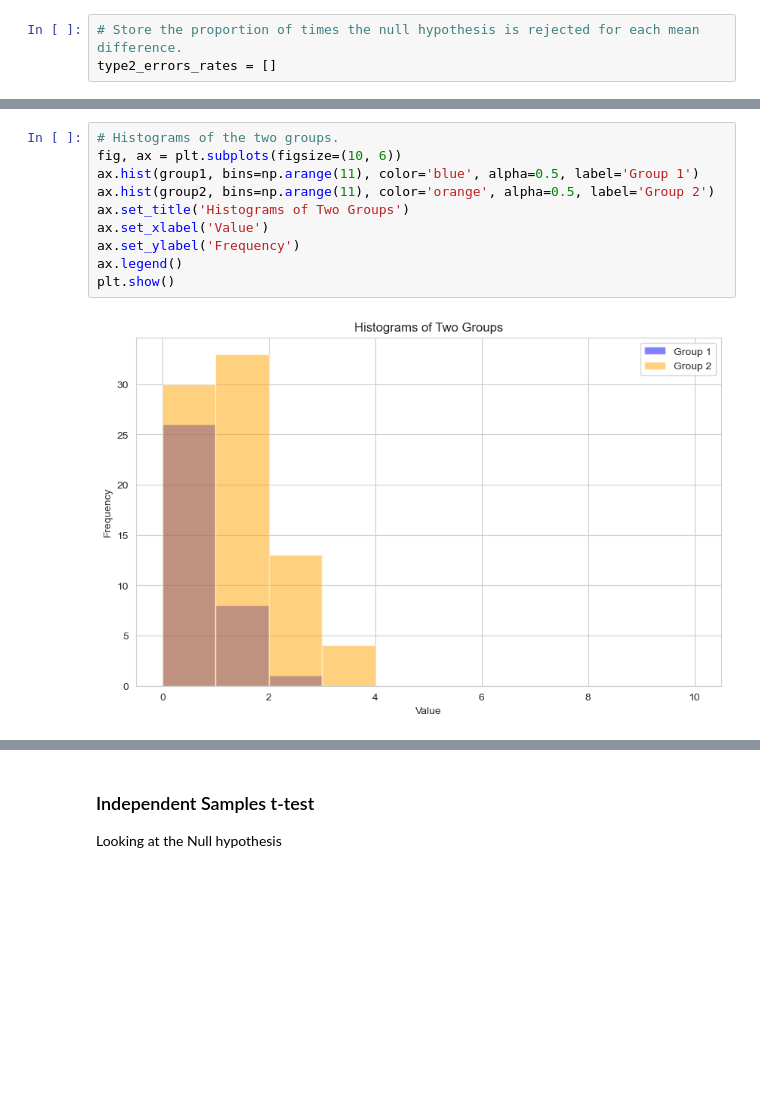
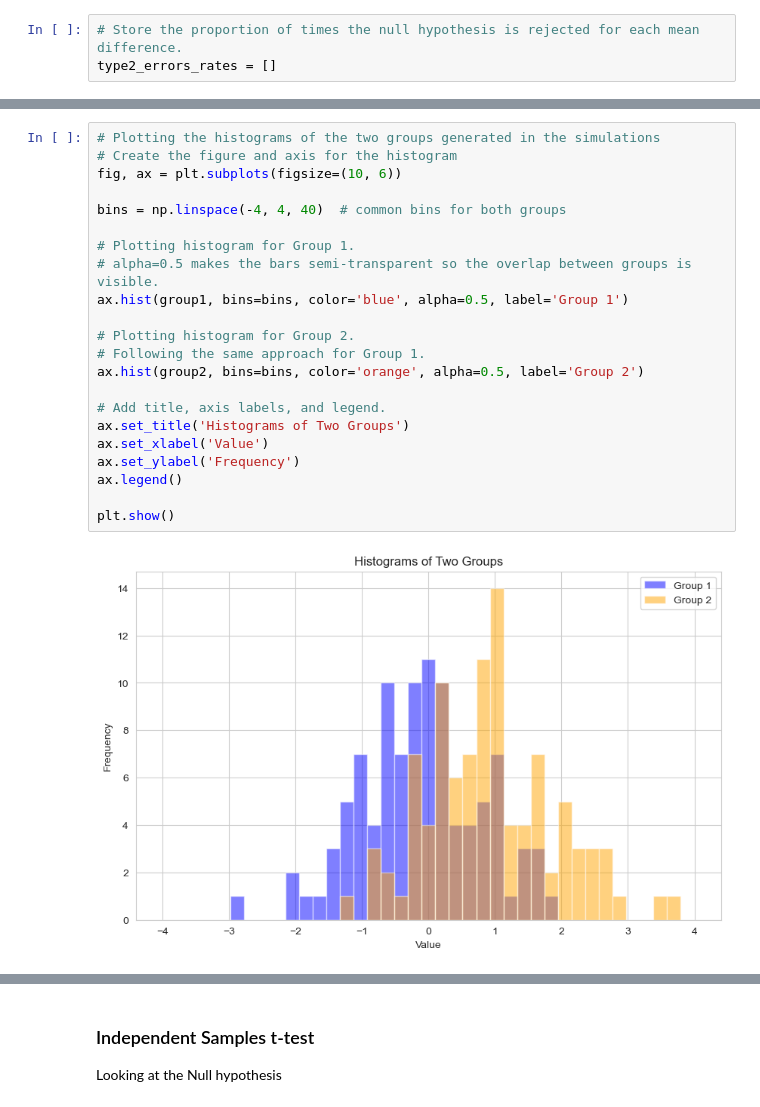
Before and after one commit to Jennyicano/applied-statistics, a Jupyter notebook: problems.ipynb, the cells around one changed output, grey strips where cells are left out. Cells and saved outputs as stored; diff of their text form; blank space fills up the shorter version.

```diff
--- a/problems.ipynb
+++ b/problems.ipynb
@@ -588,12 +602,24 @@ group1, group2
-# %%
-# Histograms of the two groups.
-fig, ax = plt.subplots(figsize=(10, 6))
-ax.hist(group1, bins=np.arange(11), color='blue', alpha=0.5, label='Group 1')
-ax.hist(group2, bins=np.arange(11), color='orange', alpha=0.5, label='Group 2')
-ax.set_title('Histograms of Two Groups')
-ax.set_xlabel('Value')
-ax.set_ylabel('Frequency')
-ax.legend()
-plt.show()
-# %% [output]
-[figure, removed]
+# %%
+# Plotting the histograms of the two groups generated in the simulations
+# Create the figure and axis for the histogram
+fig, ax = plt.subplots(figsize=(10, 6))
+
+bins = np.linspace(-4, 4, 40)  # common bins for both groups
+
+# Plotting histogram for Group 1.
+# alpha=0.5 makes the bars semi-transparent so the overlap between groups is visible.
+ax.hist(group1, bins=bins, color='blue', alpha=0.5, label='Group 1')
+
+# Plotting histogram for Group 2.
+# Following the same approach for Group 1.
+ax.hist(group2, bins=bins, color='orange', alpha=0.5, label='Group 2')
+
+# Add title, axis labels, and legend.
+ax.set_title('Histograms of Two Groups')
+ax.set_xlabel('Value')
+ax.set_ylabel('Frequency')
+ax.legend()
+
+plt.show()
+# %% [output]
+[figure, added]
```
Also changed, not shown: parts of 25 cells of this notebook.
